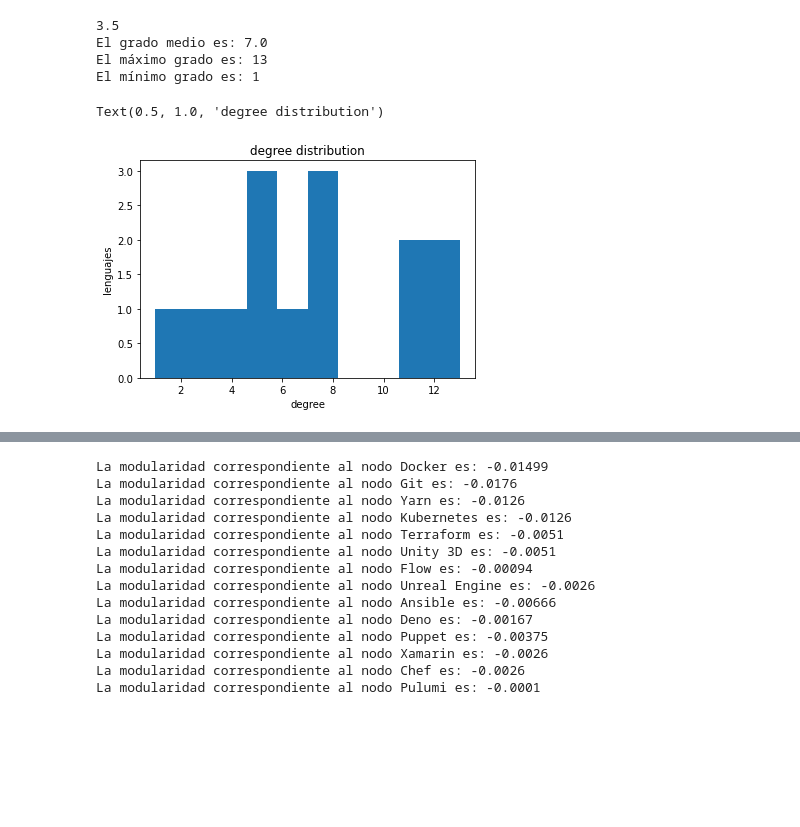
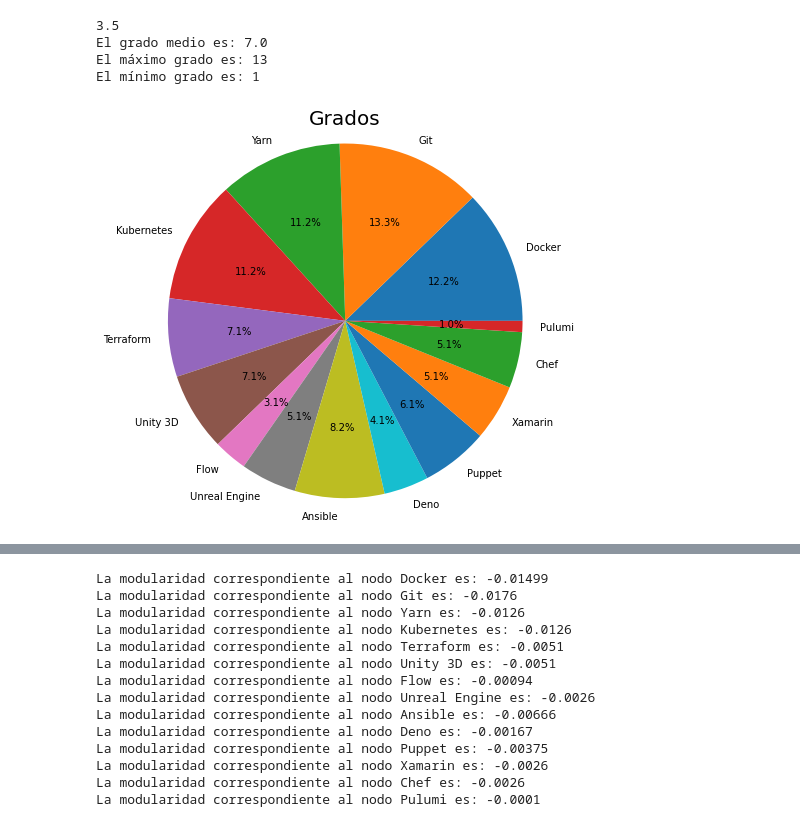
Before and after one commit to eca1001/TFG, a Jupyter notebook: code.ipynb, the cells around one changed output, grey strips where cells are left out. Saved outputs shown, nothing was run; the diff lists cells and outputs as text; code cells hidden in the pictures; blank space fills up the shorter version.

```diff
--- a/code.ipynb
+++ b/code.ipynb
@@ -251,10 +238,21 @@ El grado medio es: 7.0
 El máximo grado es: 13
 El mínimo grado es: 1
 # %%
-(n,x,p)=plt.hist(degree)
-plt.xlabel('degree')
-plt.ylabel('lenguajes')
-plt.title('degree distribution')
+#plt.hist(degree)
+#plt.xlabel('degree')
+#plt.ylabel('number of lenguages')
+#plt.title('degree distribution')
+#plt.savefig("Histograma.jpg")
-# %% [output]
-Text(0.5, 1.0, 'degree distribution')
-[figure, removed]
+# %%
+#https://numython.github.io/posts/graficas-de-pastel-con-matplotlib/
+#https://www.delftstack.com/es/howto/matplotlib/how-to-set-the-figure-title-and-axes-labels-font-size-in-matplotlib/
+lista = list()
+for d in G.degree():
+    lista.append(d[1])
+fig=plt.figure(figsize=(7,7))
+plt.pie(lista, labels=G.nodes(), autopct='%1.1f%%')
+plt.title('Grados', fontsize = 20)
+plt.axis("equal")
+plt.savefig("GraficoSectores.jpg")
+# %% [output]
+[figure, added]
```
Also changed, not shown: parts of 12 cells of this notebook, 4 other files.
